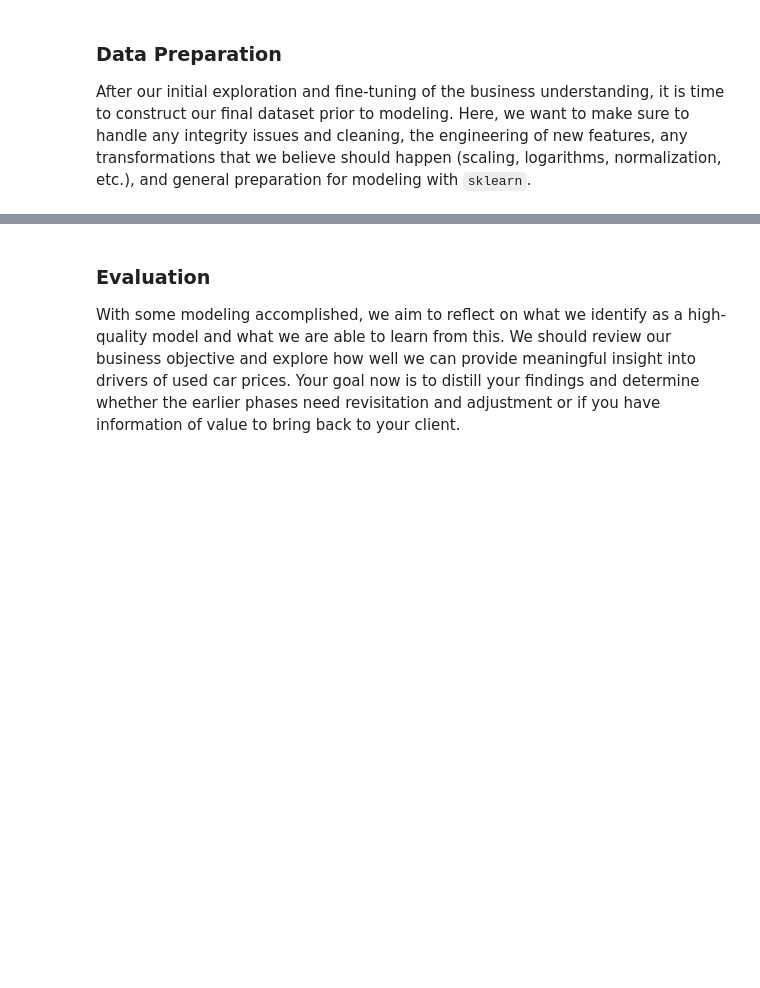
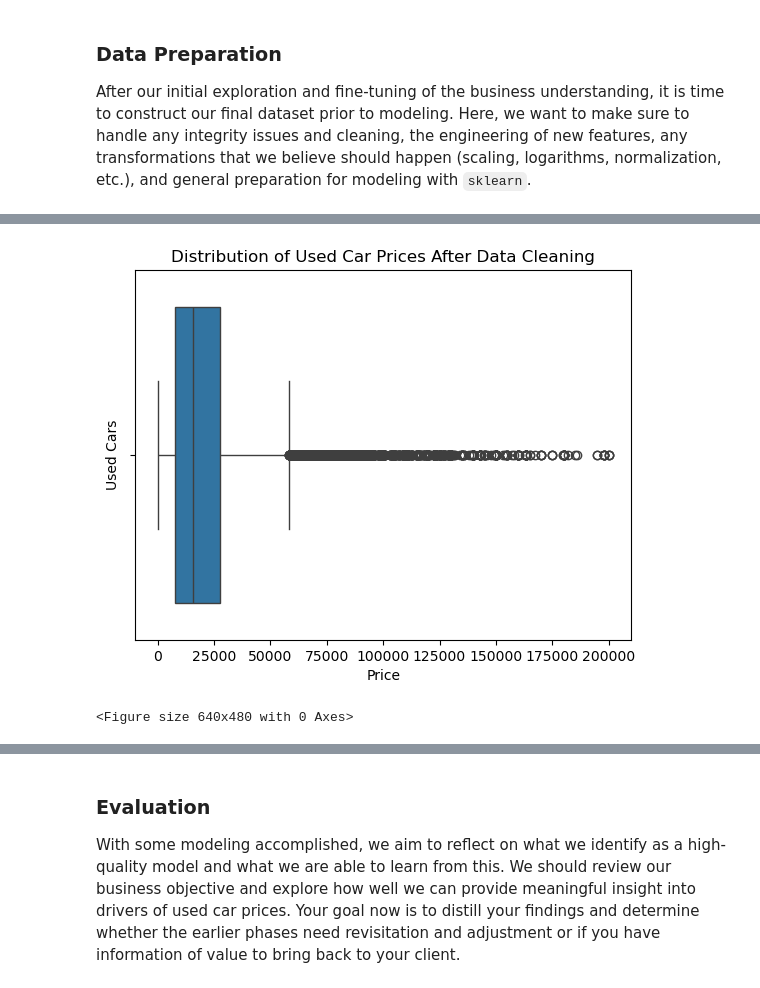
Before and after one commit to RC-ML-LAB/used-car-analysis, a Jupyter notebook: used_car_analysis.ipynb, the cells around one changed output, grey strips where cells are left out. Saved outputs shown, nothing was run; the diff lists cells and outputs as text; code cells hidden in the pictures; blank space fills up the shorter version.

```diff
--- a/used_car_analysis.ipynb
+++ b/used_car_analysis.ipynb
@@ -35,0 +165,22 @@ With your (almost?) final dataset in hand, it is now time to build some models.
+# %%
+# Data cleaning and feature engineering
+cols_to_try = ['price','year','manufacturer','model','condition','cylinders','fuel','odometer','title_status','transmission','drive','size','type','paint_color','state']
+existing = [c for c in cols_to_try if c in df.columns]
+print('Using columns:', existing)
+df2 = df[existing].copy()
+
+# Convert types: Ensure 'year' and 'odometer' are numeric (non-numeric → NaN)
+if 'year' in df2.columns:
+    df2['year'] = pd.to_numeric(df2['year'], errors='coerce')
+if 'odometer' in df2.columns:
+    df2['odometer'] = pd.to_numeric(df2['odometer'], errors='coerce')
+
+# Drop rows missing price or year
+df2 = df2.dropna(subset=['price','year'])
+
+# Filter unreasonable prices, Keep only cars priced between $100 and $200,000
+df2 = df2[(df2['price']>100) & (df2['price']<200000)]
+print('****************************************')
+print('After cleaning, shape:', df2.shape)
+print('****************************************')
+df2.head()
@@ -35,0 +198,13 @@ With your (almost?) final dataset in hand, it is now time to build some models.
+# %%
+# Box plot of price after cleaning df2
+
+sns.boxplot(data=df2, x='price')
+plt.title("Distribution of Used Car Prices After Data Cleaning")
+plt.xlabel("Price")
+plt.ylabel("Used Cars")
+plt.show()
+# Save the figure to the images folder
+plt.savefig("images/used_car_price_boxplot_after_data_cleaning.png")
+# %% [output]
+[figure, added]
+<Figure size 640x480 with 0 Axes>
```
Also changed, not shown: parts of 34 cells of this notebook, 21 other files.
